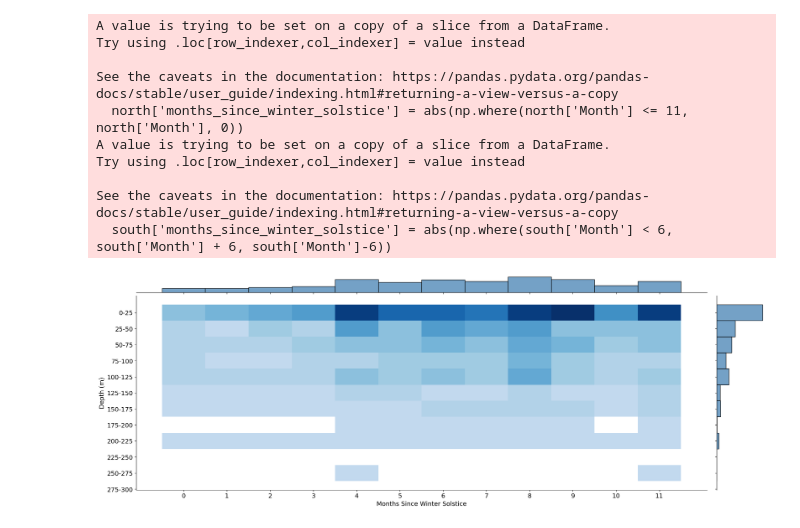
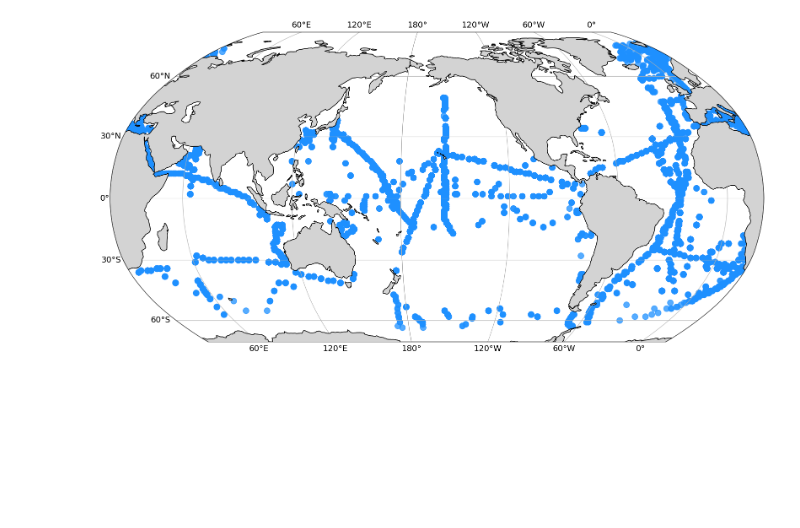
Before and after one commit to nanophyto/CASCADE, a Jupyter notebook: notebooks/4. plots.ipynb, the cells around one changed output. Drawn from its saved outputs; the diff is of its cells as text; code cells hidden in the pictures; blank space fills up the shorter version.

Commit message:
update plots

```diff
--- a/notebooks/4. plots.ipynb
+++ b/notebooks/4. plots.ipynb
@@ -20,16 +16,6 @@ LM_SEM_size(figsize=(10, 9))
 # %%
 d = pd.read_csv("./data/Zenodo/gridded_datasets/gridded_abundances.csv")
-depth_time_samples_plot(d)
-plt.rcParams.update({'font.size': 30})
+plot_samples_latlon(d)
+plt.savefig("./Figures/Figure2a.svg", format='svg', dpi=300)
 # %% [output]
-A value is trying to be set on a copy of a slice from a DataFrame.
-Try using .loc[row_indexer,col_indexer] = value instead
-
-See the caveats in the documentation: https://pandas.pydata.org/pandas-docs/stable/user_guide/indexing.html#returning-a-view-versus-a-copy
-  north['months_since_winter_solstice'] = abs(np.where(north['Month'] <= 11, north['Month'], 0))
-A value is trying to be set on a copy of a slice from a DataFrame.
-Try using .loc[row_indexer,col_indexer] = value instead
-
-See the caveats in the documentation: https://pandas.pydata.org/pandas-docs/stable/user_guide/indexing.html#returning-a-view-versus-a-copy
-  south['months_since_winter_solstice'] = abs(np.where(south['Month'] < 6, south['Month'] + 6, south['Month']-6))
-[figure, old version]
+[figure, new version]
```
Also changed, not shown: parts of 10 cells of this notebook, 23 other files.
